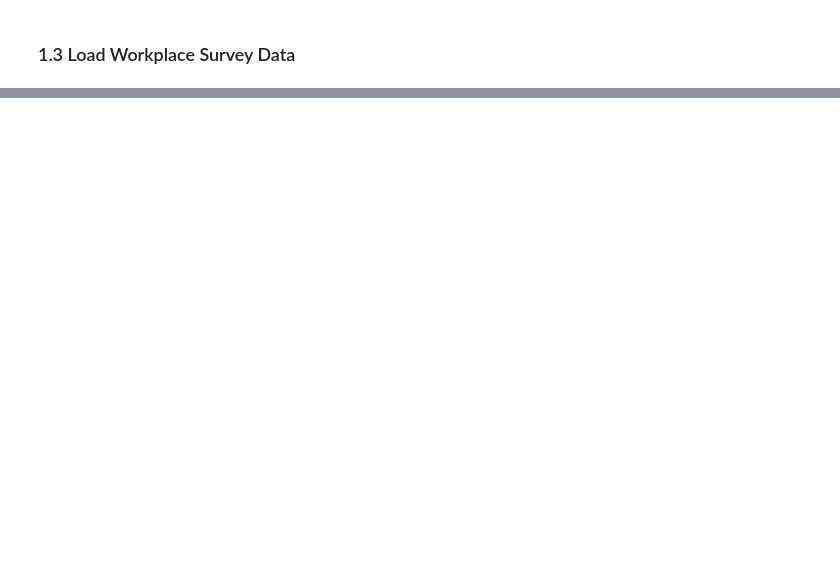
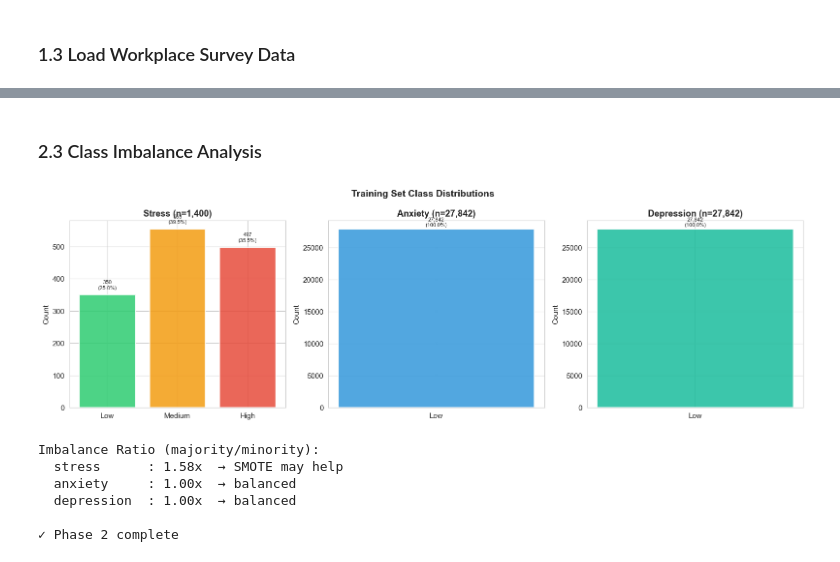
Before and after one commit to NandeeshNB/Explainable-Machine-Learning-for-Stress-Anxiety-and-Depression-Prediction-Among-Healthcare-Workers, a Jupyter notebook: phase1_2_stress_prediction.ipynb, the cells around one changed output, grey strips where cells are left out. Saved outputs shown, nothing was run; the diff lists cells and outputs as text; code cells hidden in the pictures; blank space fills up the shorter version.

```diff
--- a/phase1_2_stress_prediction.ipynb
+++ b/phase1_2_stress_prediction.ipynb
@@ -3210,0 +193,15 @@ EXPORTING MODELS FOR STREAMLIT APP
+# %%
+# Load workplace survey data
+try:
+    workplace_data = pd.read_excel('Workplace_Survey_Data.xlsx')
+except:
+    workplace_data = pd.read_csv('Workplace_Survey_Data.xlsx')
+
+print("Healthcare Workplace Survey Dataset")
+print("=" * 50)
+print(f"Shape       : {workplace_data.shape}")
+print(f"Columns     : {list(workplace_data.columns)}")
+print(f"Missing vals: {workplace_data.isnull().sum().sum()}")
+print("\nSample data:")
+print(workplace_data.head())
+workplace_data.describe()
@@ -3210,0 +771,49 @@ EXPORTING MODELS FOR STREAMLIT APP
+# %% [markdown]
+### 2.3 Class Imbalance Analysis
+# %%
+# Class imbalance analysis across all three targets
+fig, axes = plt.subplots(1, 3, figsize=(16, 5))
+fig.suptitle("Training Set Class Distributions", fontsize=14, fontweight='bold')
+
+task_labels = {
+    'stress':     {0:'Low', 1:'Medium', 2:'High'},
+    'anxiety':    {0:'Low', 1:'Moderate', 2:'High'},
+    'depression': {0:'Low', 1:'Moderate', 2:'High'}
+}
+task_colors = {
+    'stress':     ['#2ecc71','#f39c12','#e74c3c'],
+    'anxiety':    ['#3498db','#e67e22','#9b59b6'],
+    'depression': ['#1abc9c','#e74c3c','#2c3e50']
+}
+
+for ax, task in zip(axes, ['stress','anxiety','depression']):
+    y_tr = splits[task]['y_train']
+    counts = pd.Series(y_tr).value_counts().sort_index()
+    lbls   = [task_labels[task].get(k,str(k)) for k in counts.index]
+    bars   = ax.bar(lbls, counts.values, color=task_colors[task][:len(counts)],
+                    alpha=0.85, edgecolor='white', linewidth=1.5)
+    ax.set_title(f"{task.capitalize()} (n={len(y_tr):,})", fontweight='bold')
+    ax.set_ylabel("Count")
+    for bar, cnt in zip(bars, counts.values):
+        ax.text(bar.get_x()+bar.get_width()/2, bar.get_height()+len(y_tr)*0.01,
+                f'{cnt:,}\n({cnt/len(y_tr)*100:.1f}%)', ha='center', va='bottom', fontsize=8)
+
+plt.tight_layout()
+plt.show()
+
+print("Imbalance Ratio (majority/minority):")
+for task in ['stress','anxiety','depression']:
+    y_tr   = splits[task]['y_train']
+    counts = pd.Series(y_tr).value_counts()
+    ratio  = counts.max()/counts.min() if counts.min()>0 else float('inf')
+    flag   = "→ SMOTE may help" if ratio > 1.5 else "→ balanced"
+    print(f"  {task:12s}: {ratio:.2f}x  {flag}")
+print("\n✓ Phase 2 complete")
+# %% [output]
+[figure, added]
+Imbalance Ratio (majority/minority):
+  stress      : 1.58x  → SMOTE may help
+  anxiety     : 1.00x  → balanced
+  depression  : 1.00x  → balanced
+
+✓ Phase 2 complete
```
Also changed, not shown: parts of 156 cells of this notebook, 26 other files.
